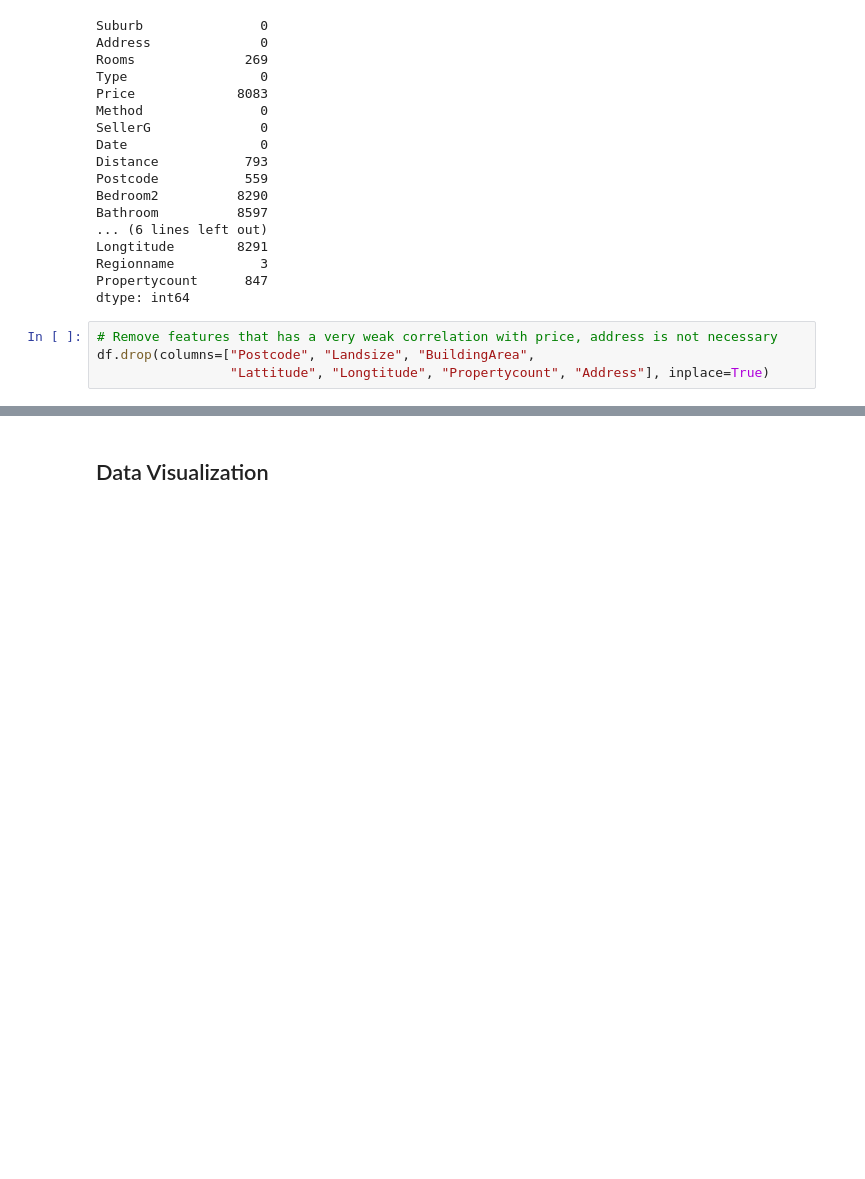
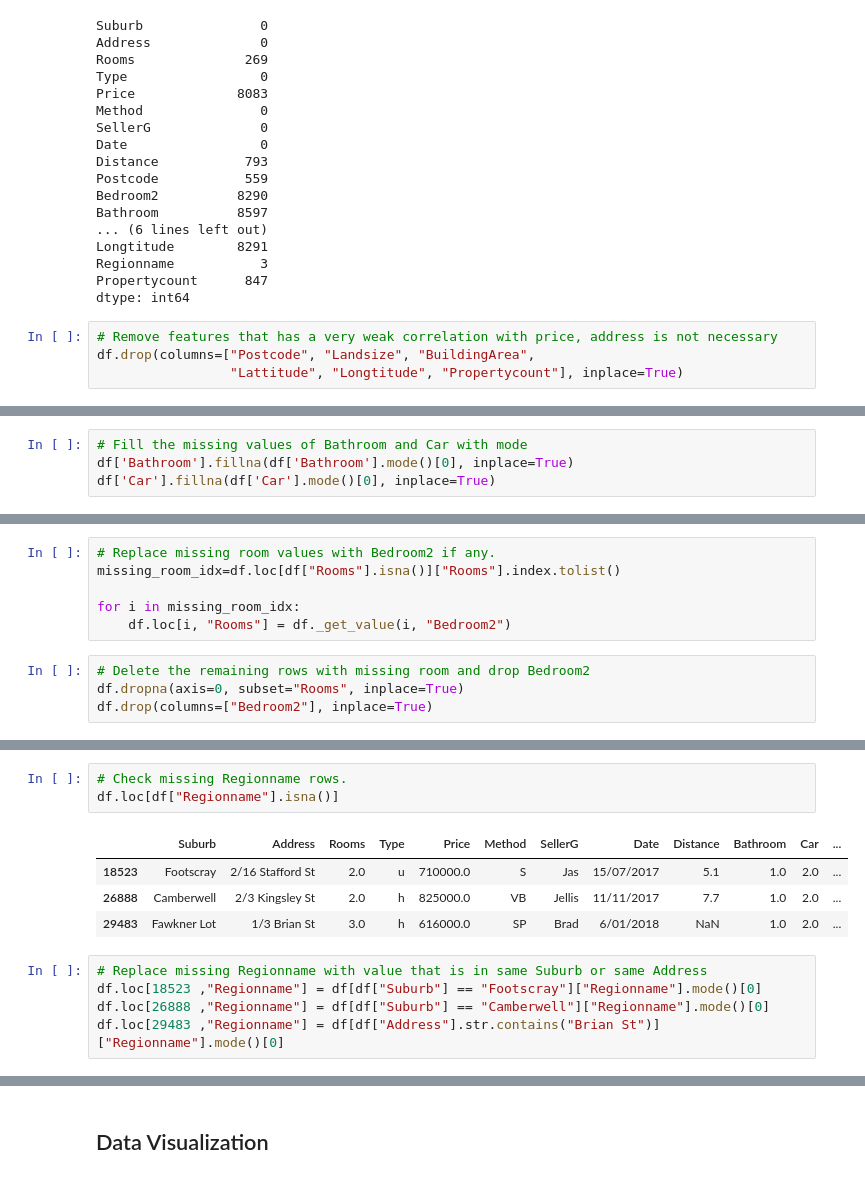
Before and after one commit to acelyavul/melbourne_housing_market_price_prediction, a Jupyter notebook: notebookc611bf6c34.ipynb, the cells around one changed output, grey strips where cells are left out. Cells and saved outputs as stored; diff of their text form; blank space fills up the shorter version.

```diff
--- a/notebookc611bf6c34.ipynb
+++ b/notebookc611bf6c34.ipynb
@@ -356,7 +356,7 @@ dtype: int64
 # %%
 # Remove features that has a very weak correlation with price, address is not necessary
 df.drop(columns=["Postcode", "Landsize", "BuildingArea",
-                 "Lattitude", "Longtitude", "Propertycount", "Address"], inplace=True)
+                 "Lattitude", "Longtitude", "Propertycount"], inplace=True)
 # %%
 df.isna().sum()
 # %% [output]
@@ -375,3 +376,7 @@ YearBuilt      19315
 CouncilArea        3
 Regionname         3
 dtype: int64
+# %%
+# Fill the missing values of Bathroom and Car with mode
+df['Bathroom'].fillna(df['Bathroom'].mode()[0], inplace=True)
+df['Car'].fillna(df['Car'].mode()[0], inplace=True)
@@ -377,0 +404,10 @@ dtype: int64
+# %%
+# Replace missing room values with Bedroom2 if any.
+missing_room_idx=df.loc[df["Rooms"].isna()]["Rooms"].index.tolist()
+
+for i in missing_room_idx:
+    df.loc[i, "Rooms"] = df._get_value(i, "Bedroom2")
+# %%
+# Delete the remaining rows with missing room and drop Bedroom2
+df.dropna(axis=0, subset="Rooms", inplace=True)
+df.drop(columns=["Bedroom2"], inplace=True)
@@ -377,0 +432,13 @@ dtype: int64
+# %%
+# Check missing Regionname rows.
+df.loc[df["Regionname"].isna()]
+# %% [output]
+|  | Suburb | Address | Rooms | Type | Price | Method | SellerG | Date | Distance | Bathroom | Car | ... |
+| 18523 | Footscray | 2/16 Stafford St | 2.0 | u | 710000.0 | S | Jas | 15/07/2017 | 5.1 | 1.0 | 2.0 | ... |
+| 26888 | Camberwell | 2/3 Kingsley St | 2.0 | h | 825000.0 | VB | Jellis | 11/11/2017 | 7.7 | 1.0 | 2.0 | ... |
+| 29483 | Fawkner Lot | 1/3 Brian St | 3.0 | h | 616000.0 | SP | Brad | 6/01/2018 | NaN | 1.0 | 2.0 | ... |
+# %%
+# Replace missing Regionname with value that is in same Suburb or same Address
+df.loc[18523 ,"Regionname"] = df[df["Suburb"] == "Footscray"]["Regionname"].mode()[0]
+df.loc[26888 ,"Regionname"] = df[df["Suburb"] == "Camberwell"]["Regionname"].mode()[0]
+df.loc[29483 ,"Regionname"] = df[df["Address"].str.contains("Brian St")]["Regionname"].mode()[0]
```
Also changed, not shown: parts of 13 cells of this notebook.
